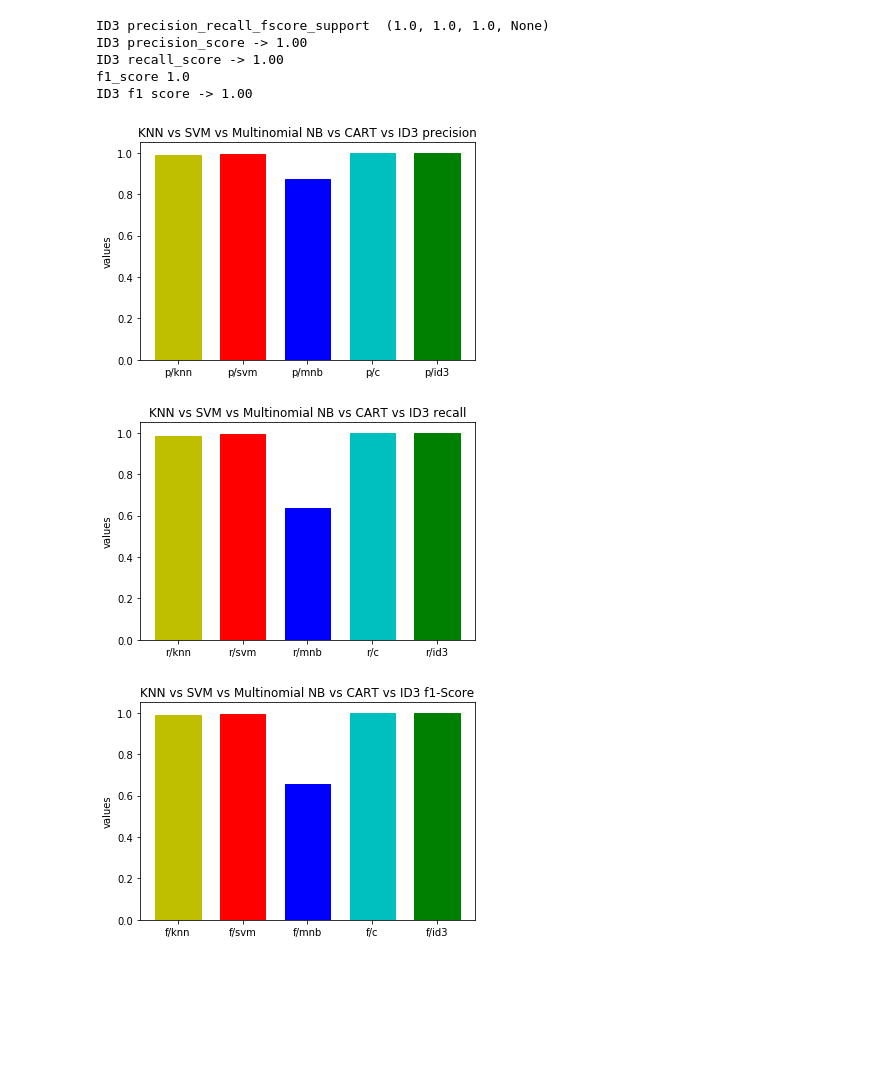
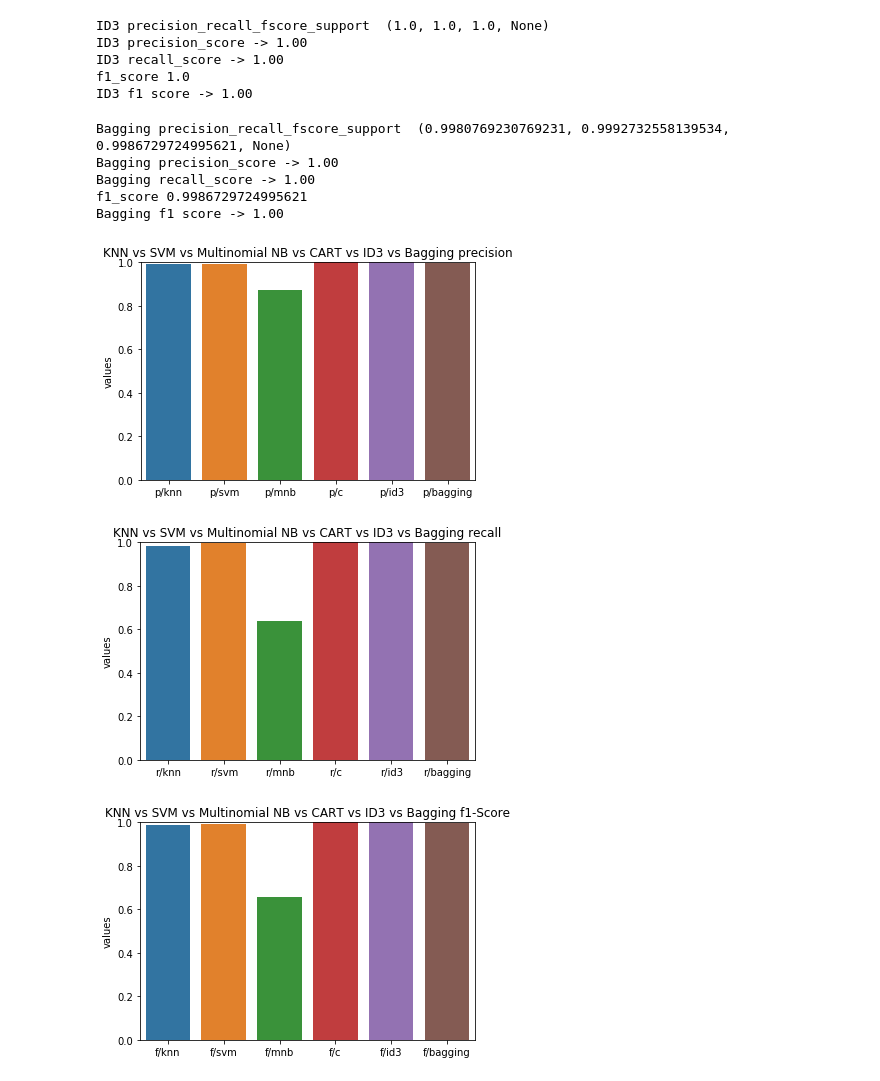
Before and after one commit to sylvester-francis/machine-learning-J-component, a Jupyter notebook: ML-J Component.ipynb, the cells around one changed output. Cells and saved outputs as stored; diff of their text form; code cells hidden in the pictures; blank space fills up the shorter version.

```diff
--- a/ML-J Component.ipynb
+++ b/ML-J Component.ipynb
@@ -703,40 +703,53 @@ ID3 precision_score -> 1.00
 ID3 recall_score -> 1.00
 f1_score 1.0
 ID3 f1 score -> 1.00
+# %%
+pprf6 = precision_recall_fscore_support(y_test, bag_pred, average='macro')
+print("Bagging precision_recall_fscore_support ", pprf6)
+pps6 = precision_score(y_test, bag_pred, labels=None, pos_label=1, average='macro', sample_weight=None)
+print("Bagging precision_score -> %.2f"%pps6)
+prs6 = recall_score(y_test, bag_pred, labels=None, pos_label=1, average='macro', sample_weight=None)
+print("Bagging recall_score -> %.2f"%prs6)
+pf6=f1_score(y_test, bag_pred, labels=None, pos_label=1, average='macro', sample_weight=None)
+print("f1_score",f1_score(y_test, bag_pred, labels=None, pos_label=1, average='macro', sample_weight=None))
+print('Bagging f1 score -> %.2f'%pf6)
+# %% [output]
+Bagging precision_recall_fscore_support  (0.9980769230769231, 0.9992732558139534, 0.9986729724995621, None)
+Bagging precision_score -> 1.00
+Bagging recall_score -> 1.00
+f1_score 0.9986729724995621
+Bagging f1 score -> 1.00
 # %%
-barlist=plt.bar(['p/knn','p/svm','p/mnb','p/c','p/id3'],[pps1,pps2,pps3,pps4,pps5],align='center', alpha=1.0,width=0.7)
-barlist[0].set_color('y')
-barlist[2].set_color('b')
-barlist[4].set_color('g')
-barlist[1].set_color('r')
-barlist[3].set_color('c')
+labels = ['p/knn','p/svm','p/mnb','p/c','p/id3','p/bagging']
+pred=[pps1,pps2,pps3,pps4,pps5,pps6]
 plt.ylabel('values')
-plt.title('KNN vs SVM vs Multinomial NB vs CART vs ID3 precision')
+plt.title('KNN vs SVM vs Multinomial NB vs CART vs ID3 vs Bagging precision')
+sns.set_context(rc={"figure.figsize": (10, 5)})
+ax = sns.barplot(x=labels, y=pred)
+ax.set(ylim=(0, 1))
 plt.show()
 # %% [output]
-[figure, old version]
+[figure, new version]
 # %%
-barlist=plt.bar(['r/knn','r/svm','r/mnb','r/c','r/id3'],[prs1,prs2,prs3,prs4,prs5],align='center', alpha=1.0,width=0.7)
-barlist[0].set_color('y')
-barlist[2].set_color('b')
-barlist[4].set_color('g')
-barlist[1].set_color('r')
-barlist[3].set_color('c')
+labels = ['r/knn','r/svm','r/mnb','r/c','r/id3','r/bagging']
+pred=[prs1,prs2,prs3,prs4,prs5,prs6]
 plt.ylabel('values')
-plt.title('KNN vs SVM vs Multinomial NB vs CART vs ID3 recall')
+plt.title('KNN vs SVM vs Multinomial NB vs CART vs ID3 vs Bagging recall')
+sns.set_context(rc={"figure.figsize": (10, 5)})
+ax = sns.barplot(x=labels, y=pred)
+ax.set(ylim=(0, 1))
 plt.show()
 # %% [output]
-[figure, old version]
+[figure, new version]
 # %%
-barlist=plt.bar(['f/knn','f/svm','f/mnb','f/c','f/id3'],[pf1,pf2,pf3,pf4,pf5],align='center', alpha=1.0,width=0.7)
-barlist[0].set_color('y')
-barlist[2].set_color('b')
-barlist[4].set_color('g')
-barlist[1].set_color('r')
-barlist[3].set_color('c')
+labels = ['f/knn','f/svm','f/mnb','f/c','f/id3','f/bagging']
+pred=[pf1,pf2,pf3,pf4,pf5,pf6]
 plt.ylabel('values')
-plt.title('KNN vs SVM vs Multinomial NB vs CART vs ID3 f1-Score')
+plt.title('KNN vs SVM vs Multinomial NB vs CART vs ID3 vs Bagging f1-Score')
+sns.set_context(rc={"figure.figsize": (10, 5)})
+ax = sns.barplot(x=labels, y=pred)
+ax.set(ylim=(0, 1))
 plt.show()
 # %% [output]
-[figure, old version]
+[figure, new version]
 # %%
```
Also changed, not shown: parts of 6 cells of this notebook, 21 other files.
